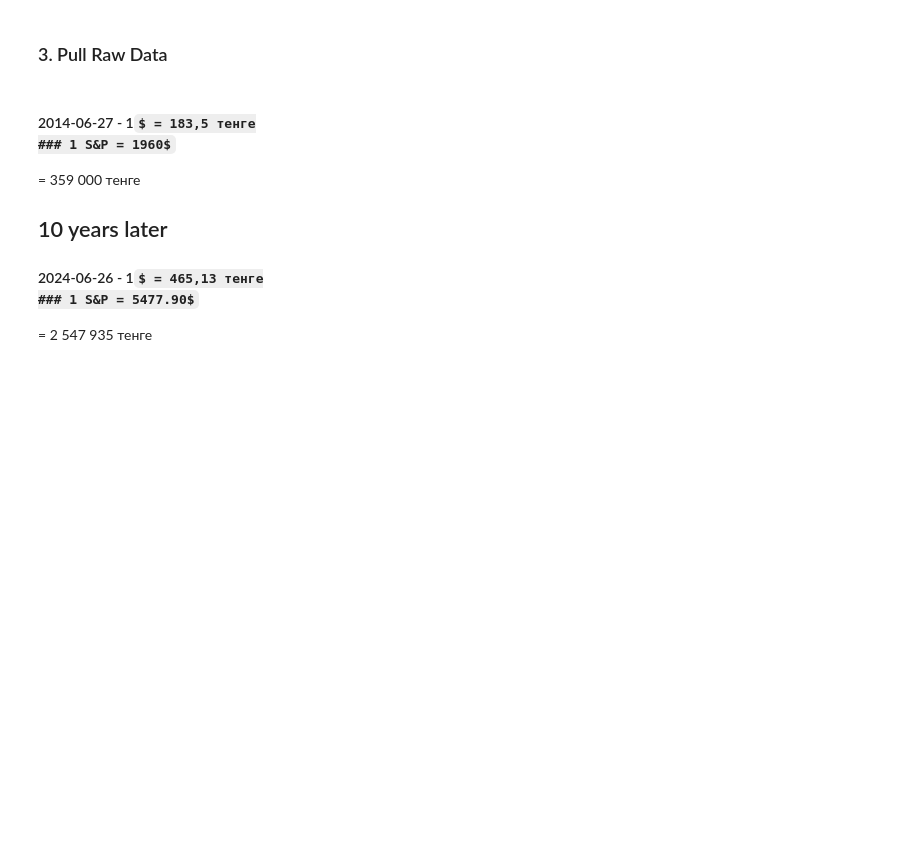
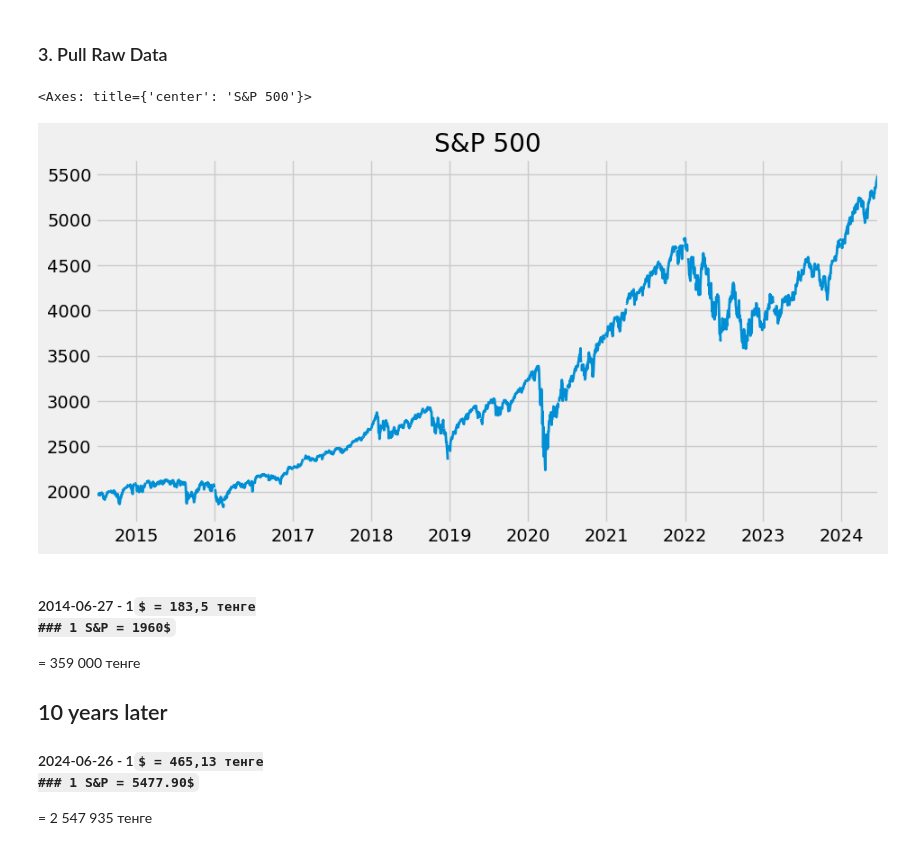
Before and after one commit to pernebay-arailym/Project_16_Economic_Data_Analysis, a Jupyter notebook: economic_da.ipynb, the cells around one changed output. Drawn from its saved outputs; the diff is of its cells as text; code cells hidden in the pictures; some formulas as TeX source; blank space fills up the shorter version.

```diff
--- a/economic_da.ipynb
+++ b/economic_da.ipynb
@@ -38,6 +38,10 @@ sp_search.head()
 ### 3. Pull Raw Data
 # %%
 sp500 = fred.get_series(series_id='SP500')
+sp500.plot(figsize=(10, 5), title='S&P 500', lw=2)
+# %% [output]
+<Axes: title={'center': 'S&P 500'}>
+[figure, added]
 # %% [markdown]
 #### 2014-06-27	- 1$ = 183,5 тенге
 ### 1 S&P = 1960$ = 359 000 тенге
```
Also changed, not shown: parts of 1 cell of this notebook.
